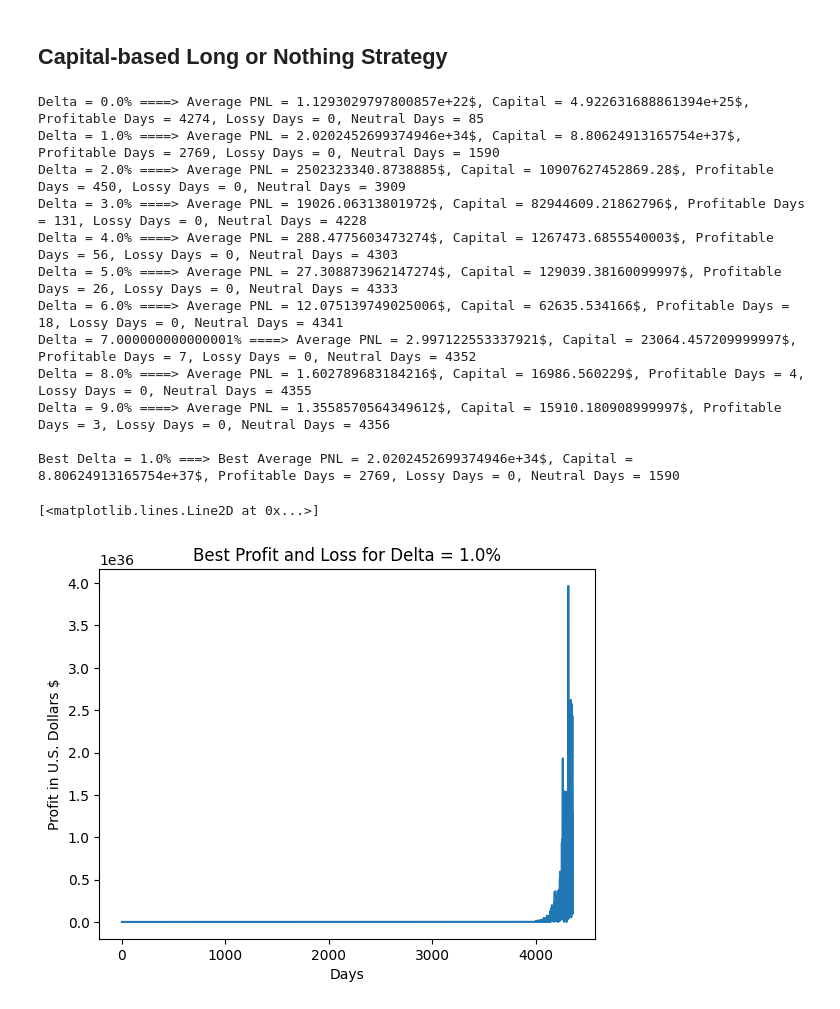
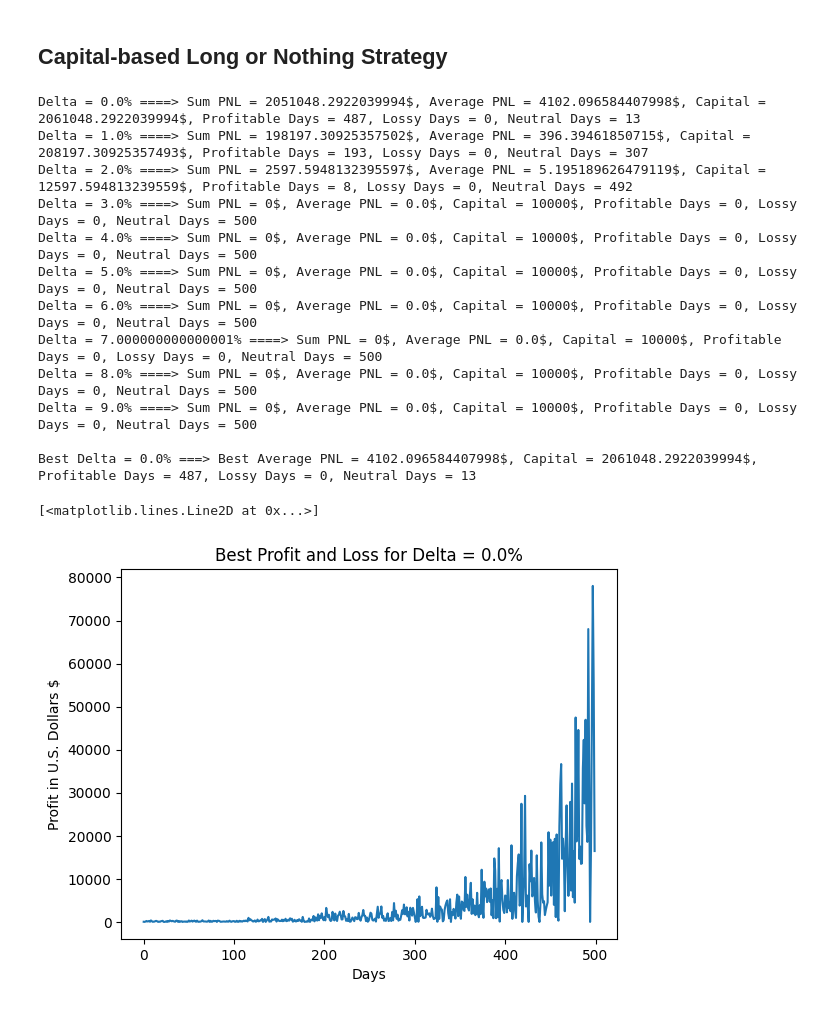
Before and after one commit to VibhuKrovvidi/USO_ETF_Day_Trading, a Jupyter notebook: notebooks/4_strategy.ipynb, the cells around one changed output. Drawn from its saved outputs; the diff is of its cells as text; code cells hidden in the pictures.

Commit message:
exploring capital long or nothing strategy

```diff
--- a/notebooks/4_strategy.ipynb
+++ b/notebooks/4_strategy.ipynb
@@ -134,6 +160,9 @@ Delta = 0.0% ===> Test Average PNL = 0.5786663000000002$, Profitable Days = 58,
 # %% [markdown]
 ## Capital-based Long or Nothing Strategy
 # %%
+def sig(x):
+    return 1/(1 + np.exp(-x))
+
 def capital_long_nothing_strategy(df, capital=10000, delta_percent=0):
     pnl = []
 
@@ -148,21 +177,24 @@ def capital_long_nothing_strategy(df, capital=10000, delta_percent=0):
 
         max_shares_buy = capital // open
 
-        # print(capital, open, max_shares_buy)
+        # print("Max shares buy:", max_shares_buy)
 
-        delta = delta_percent * open
+        threshold_delta = delta_percent * open
 
-        if predicted_delta >= delta:
+        if predicted_delta >= threshold_delta:
 
-            if delta !=0:
-                percent_long_strength = predicted_delta / delta
-                shares_to_invest = int(max_shares_buy * percent_long_strength)
+            if threshold_delta !=0:
+                long_strength = predicted_delta
+                shares_to_invest = sig(long_strength) * max_shares_buy
             else:
                 shares_to_invest = max_shares_buy
 
-            pnl.append(shares_to_invest * actual_delta)
+            pnl_in_day = shares_to_invest * actual_delta
+            pnl.append(pnl_in_day)
 
-            capital += shares_to_invest * actual_delta
+            capital += pnl_in_day
+
+            # print(capital, shares_to_invest, actual_delta, predicted_delta)
 
             if actual_delta > 0:
                 num_profit_days += 1
@@ -186,47 +218,47 @@ best_pnl = None
 best_profit_days = None
 best_loss_days = None
 best_neutral_days = None
 best_capital = None
 
 for delta_percent in delta_percents:
-    pnl, num_profit_days, num_loss_days, num_neutral_days, capital = capital_long_nothing_strategy(train_df, delta_percent=delta_percent)
+    pnl, num_profit_days, num_loss_days, num_neutral_days, capital = capital_long_nothing_strategy(train_df[:500], delta_percent=delta_percent)
 
     avg_pnl = sum(pnl) / len(pnl)
 
     if avg_pnl > best_avg_pnl:
         best_avg_pnl = avg_pnl
         best_delta_percent = delta_percent
         best_pnl = pnl
         best_profit_days = num_profit_days
         best_loss_days = num_loss_days
         best_neutral_days = num_neutral_days
         best_capital = capital
 
-    print(f"Delta = {delta_percent*100}% ====> Average PNL = {avg_pnl}$, Capital = {capital}$, Profitable Days = {num_profit_days}, Lossy Days = {num_loss_days}, Neutral Days = {num_neutral_days}")
+    print(f"Delta = {delta_percent*100}% ====> Sum PNL = {sum(pnl)}$, Average PNL = {avg_pnl}$, Capital = {capital}$, Profitable Days = {num_profit_days}, Lossy Days = {num_loss_days}, Neutral Days = {num_neutral_days}")
 
 print()
 
 print(f'Best Delta = {best_delta_percent*100}% ===> Best Average PNL = {best_avg_pnl}$, Capital = {best_capital}$, Profitable Days = {best_profit_days}, Lossy Days = {best_loss_days}, Neutral Days = {best_neutral_days}')
 
 plt.title(f'Best Profit and Loss for Delta = {best_delta_percent*100}%')
 plt.xlabel('Days')
 plt.ylabel('Profit in U.S. Dollars $')
 plt.plot(best_pnl)
 # %% [output]
-Delta = 0.0% ====> Average PNL = 1.1293029797800857e+22$, Capital = 4.922631688861394e+25$, Profitable Days = 4274, Lossy Days = 0, Neutral Days = 85
-Delta = 1.0% ====> Average PNL = 2.0202452699374946e+34$, Capital = 8.80624913165754e+37$, Profitable Days = 2769, Lossy Days = 0, Neutral Days = 1590
-Delta = 2.0% ====> Average PNL = 2502323340.8738885$, Capital = 10907627452869.28$, Profitable Days = 450, Lossy Days = 0, Neutral Days = 3909
-Delta = 3.0% ====> Average PNL = 19026.06313801972$, Capital = 82944609.21862796$, Profitable Days = 131, Lossy Days = 0, Neutral Days = 4228
-Delta = 4.0% ====> Average PNL = 288.4775603473274$, Capital = 1267473.6855540003$, Profitable Days = 56, Lossy Days = 0, Neutral Days = 4303
-Delta = 5.0% ====> Average PNL = 27.308873962147274$, Capital = 129039.38160099997$, Profitable Days = 26, Lossy Days = 0, Neutral Days = 4333
-Delta = 6.0% ====> Average PNL = 12.075139749025006$, Capital = 62635.534166$, Profitable Days = 18, Lossy Days = 0, Neutral Days = 4341
-Delta = 7.000000000000001% ====> Average PNL = 2.997122553337921$, Capital = 23064.457209999997$, Profitable Days = 7, Lossy Days = 0, Neutral Days = 4352
-Delta = 8.0% ====> Average PNL = 1.602789683184216$, Capital = 16986.560229$, Profitable Days = 4, Lossy Days = 0, Neutral Days = 4355
-Delta = 9.0% ====> Average PNL = 1.3558570564349612$, Capital = 15910.180908999997$, Profitable Days = 3, Lossy Days = 0, Neutral Days = 4356
+Delta = 0.0% ====> Sum PNL = 2051048.2922039994$, Average PNL = 4102.096584407998$, Capital = 2061048.2922039994$, Profitable Days = 487, Lossy Days = 0, Neutral Days = 13
+Delta = 1.0% ====> Sum PNL = 198197.30925357502$, Average PNL = 396.39461850715$, Capital = 208197.30925357493$, Profitable Days = 193, Lossy Days = 0, Neutral Days = 307
+Delta = 2.0% ====> Sum PNL = 2597.5948132395597$, Average PNL = 5.195189626479119$, Capital = 12597.594813239559$, Profitable Days = 8, Lossy Days = 0, Neutral Days = 492
+Delta = 3.0% ====> Sum PNL = 0$, Average PNL = 0.0$, Capital = 10000$, Profitable Days = 0, Lossy Days = 0, Neutral Days = 500
+Delta = 4.0% ====> Sum PNL = 0$, Average PNL = 0.0$, Capital = 10000$, Profitable Days = 0, Lossy Days = 0, Neutral Days = 500
+Delta = 5.0% ====> Sum PNL = 0$, Average PNL = 0.0$, Capital = 10000$, Profitable Days = 0, Lossy Days = 0, Neutral Days = 500
+Delta = 6.0% ====> Sum PNL = 0$, Average PNL = 0.0$, Capital = 10000$, Profitable Days = 0, Lossy Days = 0, Neutral Days = 500
+Delta = 7.000000000000001% ====> Sum PNL = 0$, Average PNL = 0.0$, Capital = 10000$, Profitable Days = 0, Lossy Days = 0, Neutral Days = 500
+Delta = 8.0% ====> Sum PNL = 0$, Average PNL = 0.0$, Capital = 10000$, Profitable Days = 0, Lossy Days = 0, Neutral Days = 500
+Delta = 9.0% ====> Sum PNL = 0$, Average PNL = 0.0$, Capital = 10000$, Profitable Days = 0, Lossy Days = 0, Neutral Days = 500
 
-Best Delta = 1.0% ===> Best Average PNL = 2.0202452699374946e+34$, Capital = 8.80624913165754e+37$, Profitable Days = 2769, Lossy Days = 0, Neutral Days = 1590
+Best Delta = 0.0% ===> Best Average PNL = 4102.096584407998$, Capital = 2061048.2922039994$, Profitable Days = 487, Lossy Days = 0, Neutral Days = 13
 [<matplotlib.lines.Line2D at 0x...>]
-[figure, old version]
+[figure, new version]
 # %%
 test_pnl, test_num_profit_days, test_num_loss_days, test_num_neutral_days, capital = capital_long_nothing_strategy(test_df, delta_percent=best_delta_percent)
 
```
Also changed, not shown: parts of 3 cells of this notebook, 1 other file.
